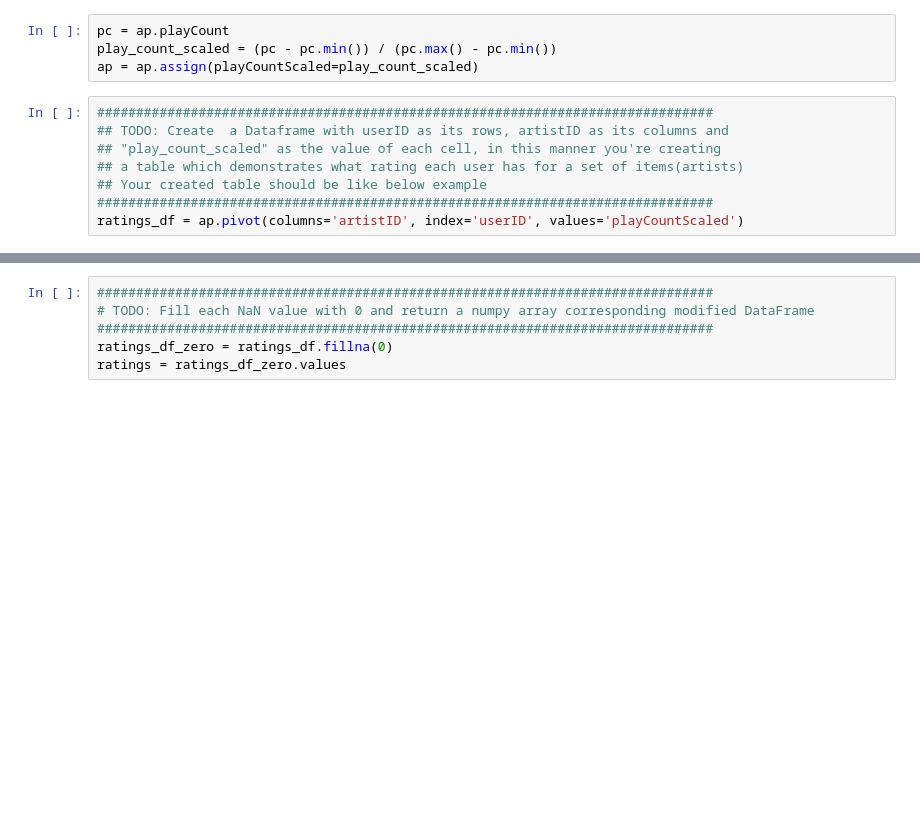
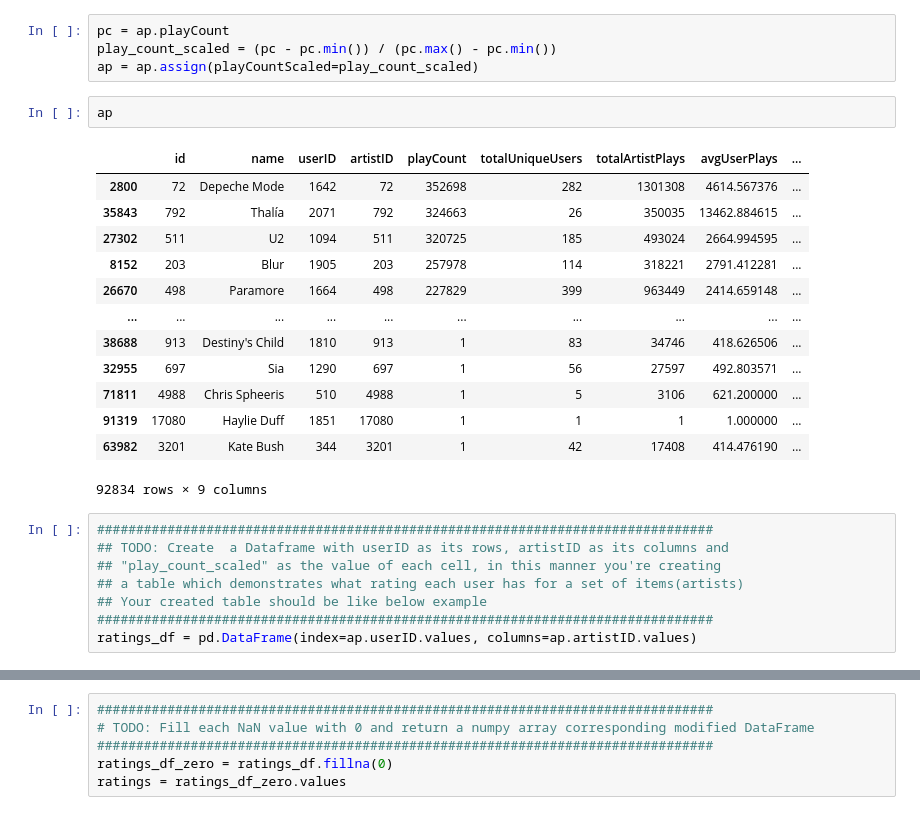
Before and after one commit to KiarashVaziri/DeepLearning-Fall2022, a Jupyter notebook: Homework1/DL2022_HW1_P1.ipynb, the cells around one changed output, grey strips where cells are left out. Drawn from its saved outputs; the diff is of its cells as text; blank space fills up the shorter version.

```diff
--- a/Homework1/DL2022_HW1_P1.ipynb
+++ b/Homework1/DL2022_HW1_P1.ipynb
@@ -249,6 +265,22 @@ for i, t in enumerate(labels):
 pc = ap.playCount
 play_count_scaled = (pc - pc.min()) / (pc.max() - pc.min())
 ap = ap.assign(playCountScaled=play_count_scaled)
+# %%
+ap
+# %% [output]
+|  | id | name | userID | artistID | playCount | totalUniqueUsers | totalArtistPlays | avgUserPlays | ... |
+| 2800 | 72 | Depeche Mode | 1642 | 72 | 352698 | 282 | 1301308 | 4614.567376 | ... |
+| 35843 | 792 | Thalía | 2071 | 792 | 324663 | 26 | 350035 | 13462.884615 | ... |
+| 27302 | 511 | U2 | 1094 | 511 | 320725 | 185 | 493024 | 2664.994595 | ... |
+| 8152 | 203 | Blur | 1905 | 203 | 257978 | 114 | 318221 | 2791.412281 | ... |
+| 26670 | 498 | Paramore | 1664 | 498 | 227829 | 399 | 963449 | 2414.659148 | ... |
+| ... | ... | ... | ... | ... | ... | ... | ... | ... | ... |
+| 38688 | 913 | Destiny's Child | 1810 | 913 | 1 | 83 | 34746 | 418.626506 | ... |
+| 32955 | 697 | Sia | 1290 | 697 | 1 | 56 | 27597 | 492.803571 | ... |
+| 71811 | 4988 | Chris Spheeris | 510 | 4988 | 1 | 5 | 3106 | 621.200000 | ... |
+| 91319 | 17080 | Haylie Duff | 1851 | 17080 | 1 | 1 | 1 | 1.000000 | ... |
+| 63982 | 3201 | Kate Bush | 344 | 3201 | 1 | 42 | 17408 | 414.476190 | ... |
+92834 rows × 9 columns
 # %%
 ###############################################################################
 ## TODO: Create  a Dataframe with userID as its rows, artistID as its columns and
@@ -256,6 +288,6 @@ ap = ap.assign(playCountScaled=play_count_scaled)
 ## a table which demonstrates what rating each user has for a set of items(artists)
 ## Your created table should be like below example
 ###############################################################################
-ratings_df = ap.pivot(columns='artistID', index='userID', values='playCountScaled')
+ratings_df = pd.DataFrame(index=ap.userID.values, columns=ap.artistID.values)
 # %%
 ratings_df
```
Also changed, not shown: parts of 4 cells of this notebook.
